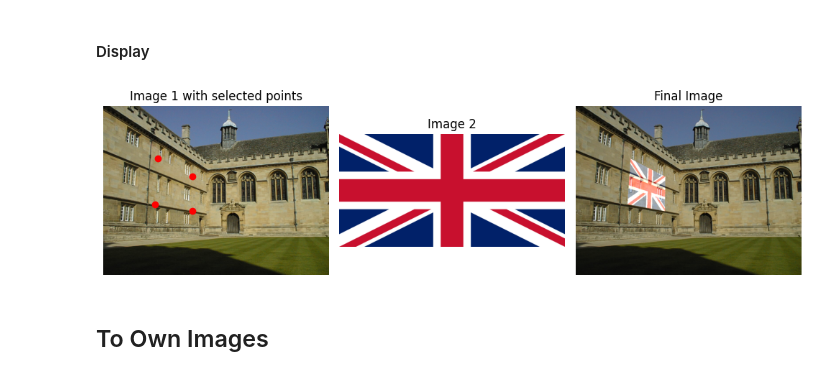
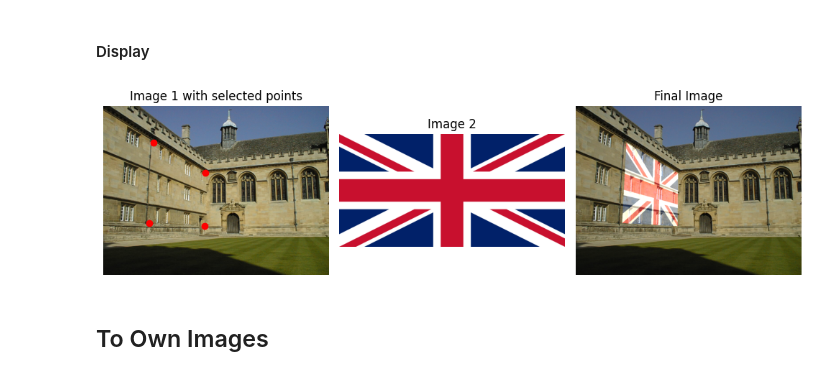
Before and after one commit to SamudraUduwaka/Fitting-and-Alignment, a Jupyter notebook: Question3.ipynb, the cells around one changed output. Cells and saved outputs as stored; diff of their text form; code cells hidden in the pictures.

```diff
--- a/Question3.ipynb
+++ b/Question3.ipynb
@@ -89,35 +89,35 @@ def overlay_image(main_img, logo_img, corners, opacity_logo=0.3, opacity_img=1):
 # %%
 im1 = cv.imread("utils/005.jpg")
 im1 = cv.cvtColor(im1, cv.COLOR_BGR2RGB)
 
 im2 = cv.imread("utils/flag.png")
 im2 = cv.cvtColor(im2, cv.COLOR_BGR2RGB)
 
-dst_points =  [(404, 478), (234, 446),(248, 239), (406, 321)   ]
+dst_points =  [(461, 546), (210, 532),(229, 166), (464, 305)   ]
 dst_points = np.array([np.array(p) for p in dst_points])
 
 dst = overlay_image(im1, im2, dst_points, 0.6, 0.9)
 
 plt.figure(figsize=(10, 10))
 plt.subplot(1, 3, 1)
 plt.imshow(im1)
 plt.scatter(dst_points[:, 0], dst_points[:, 1], color = 'red')
 plt.title("Image 1 with selected points")
 plt.axis('off')
 
 plt.subplot(1, 3, 2)
 plt.imshow(im2)
 plt.title("Image 2")
 plt.axis('off')
 
 plt.subplot(1, 3, 3)
 plt.imshow(dst)
 plt.title("Final Image")
 plt.axis('off')
 
 plt.tight_layout()
 # %% [output]
-[figure, old version]
+[figure, new version]
 # %% [markdown]
 ## To Own Images
 # %% [markdown]
```
Also changed, not shown: parts of 1 cell of this notebook.
